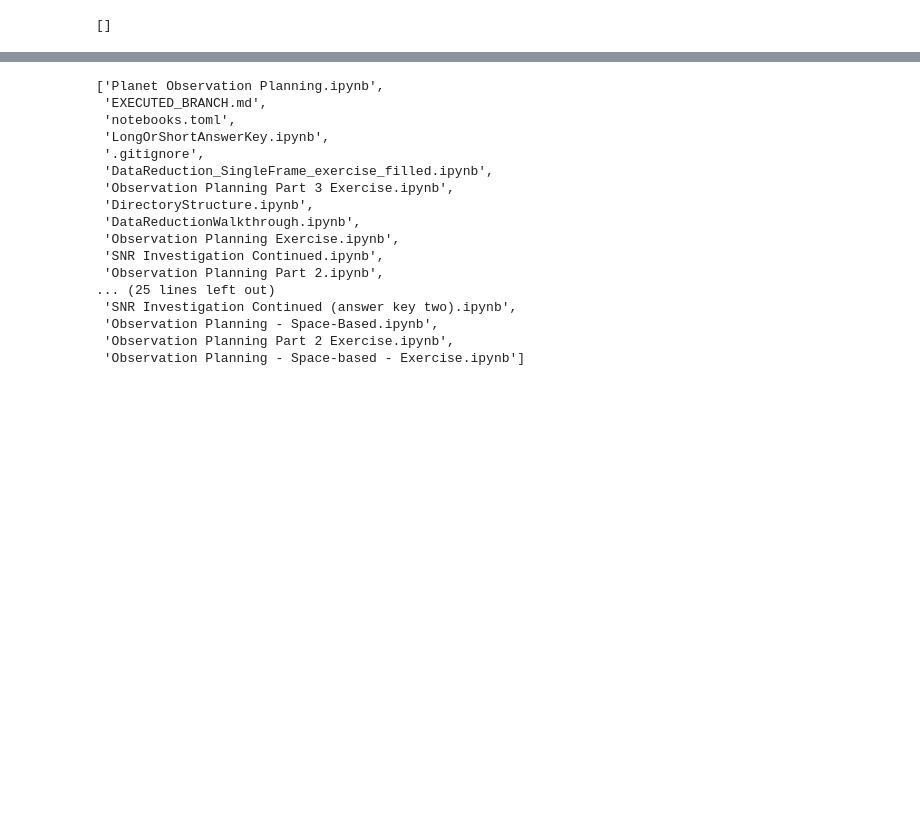
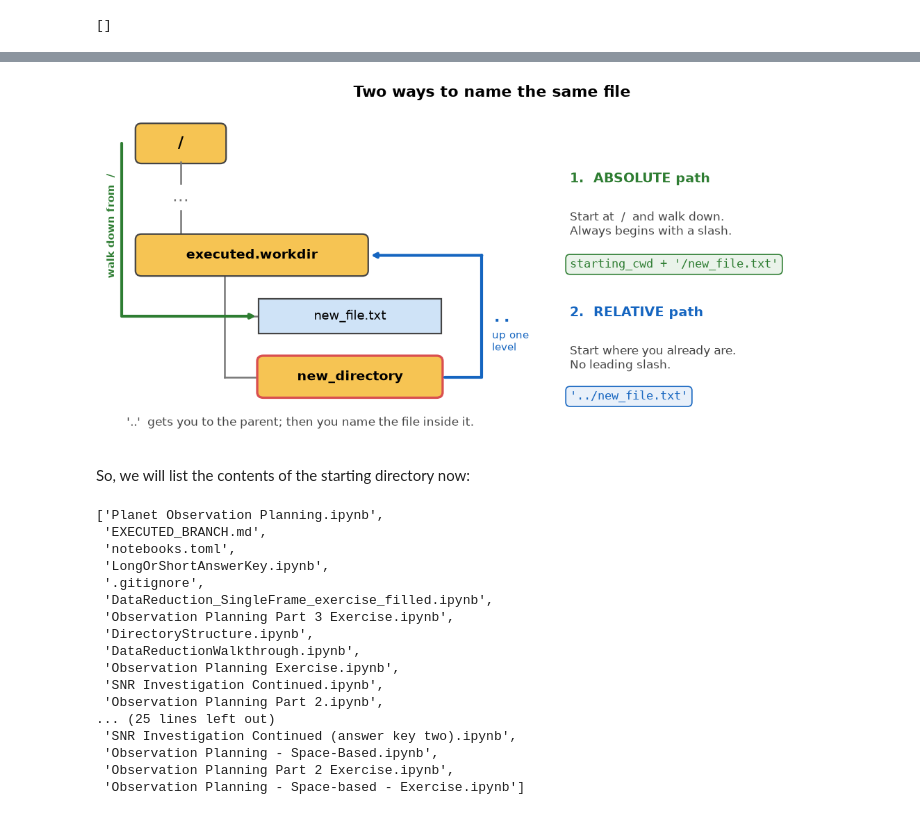
Before and after one commit to keflavich/AST3722_Public_Materials, a Jupyter notebook: DirectoryStructure.ipynb, the cells around one changed output, grey strips where cells are left out. Saved outputs shown, nothing was run; the diff lists cells and outputs as text; code cells hidden in the pictures; blank space fills up the shorter version.

```diff
--- a/DirectoryStructure.ipynb
+++ b/DirectoryStructure.ipynb
@@ -131,3 +227,9 @@ So, we will list the contents of the starting directory now:
+# %%
+draw_paths(parent_name)
+# %% [output]
+[figure, added]
+# %% [markdown]
+So, we will list the contents of the starting directory now:
 # %%
 os.listdir(starting_cwd)
 # %% [output]
```
Also changed, not shown: parts of 6 cells of this notebook, 5 other files.
